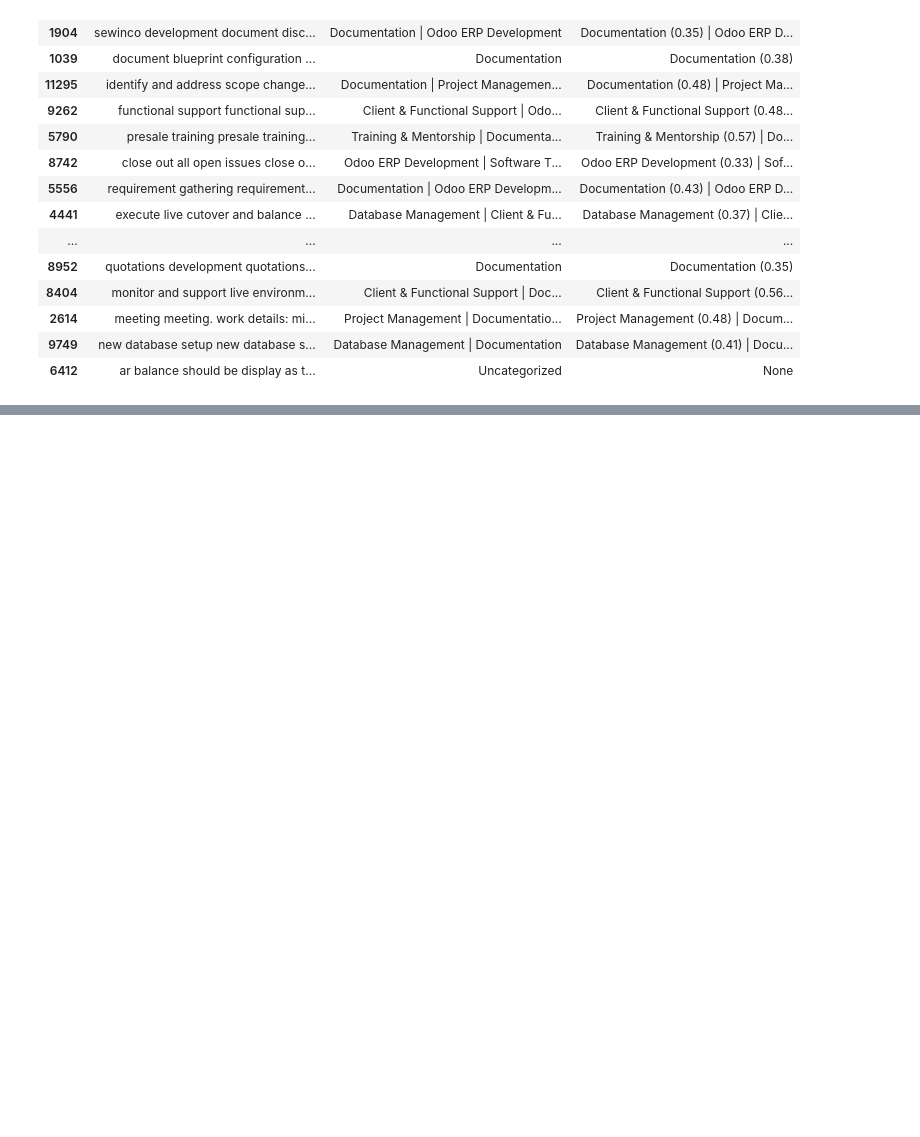
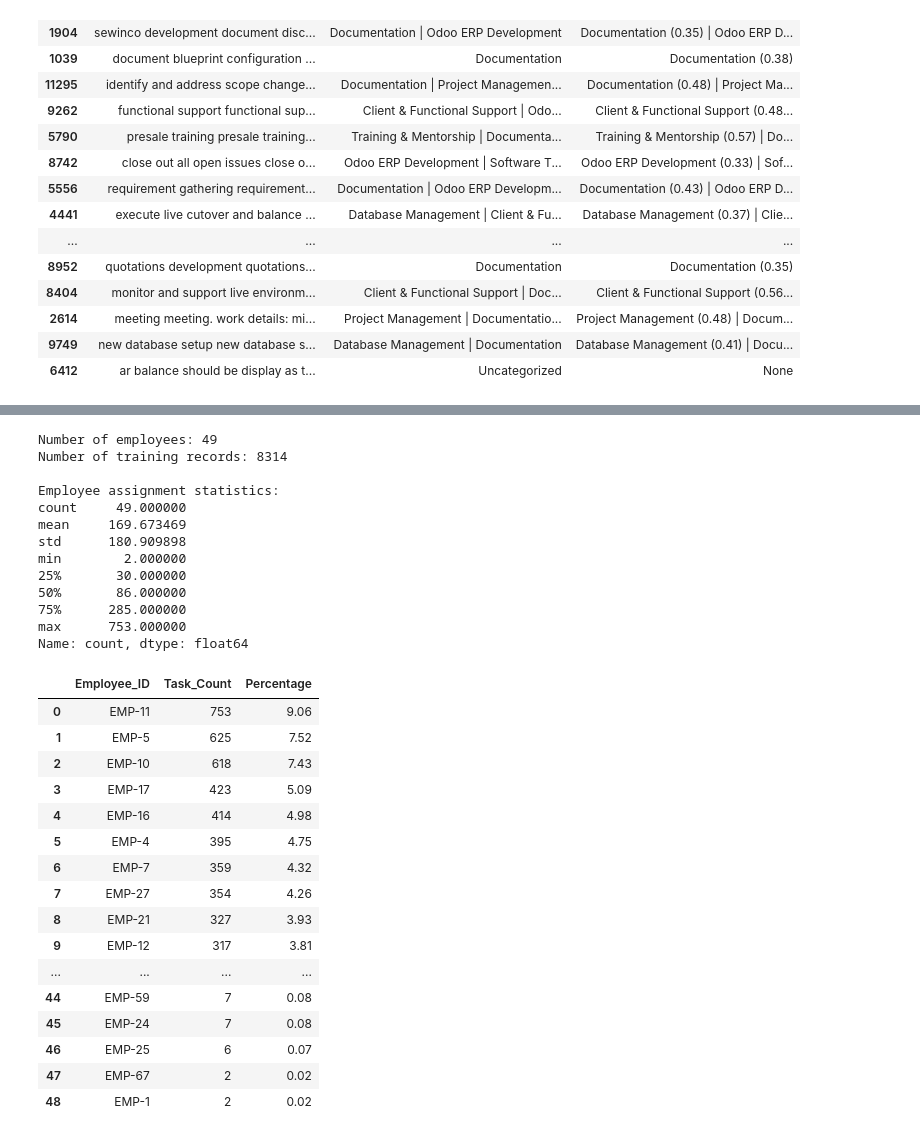
Before and after one commit to chandimacbbandara/intelligent-employee-task-allocation, a Jupyter notebook: notebooks/04_Feature_Engineering.ipynb, the cells around one changed output, grey strips where cells are left out. Cells and saved outputs as stored; diff of their text form; code cells hidden in the pictures; blank space fills up the shorter version.

```diff
--- a/notebooks/04_Feature_Engineering.ipynb
+++ b/notebooks/04_Feature_Engineering.ipynb
@@ -603,3 +683,59 @@ Val duplicate rows: 22
 - Project_Task_Count_Train
 - Project_Avg_Skill_Count_Train
 - Project_Avg_Planned_Hours_Train
+# %%
+TARGET = "Employee_ID"
+
+employee_counts = (
+    final_train_df[TARGET]
+    .value_counts()
+    .sort_values(ascending=False)
+)
+
+print("Number of employees:", final_train_df[TARGET].nunique())
+print("Number of training records:", len(final_train_df))
+
+print("\nEmployee assignment statistics:")
+print(employee_counts.describe())
+
+imbalance_df = pd.DataFrame({
+    "Employee_ID": employee_counts.index,
+    "Task_Count": employee_counts.values
+})
+
+imbalance_df["Percentage"] = (
+    imbalance_df["Task_Count"] / len(final_train_df) * 100
+).round(2)
+
+display(imbalance_df)
+# %% [output]
+Number of employees: 49
+Number of training records: 8314
+
+Employee assignment statistics:
+count     49.000000
+mean     169.673469
+std      180.909898
+min        2.000000
+25%       30.000000
+50%       86.000000
+75%      285.000000
+max      753.000000
+Name: count, dtype: float64
+|  | Employee_ID | Task_Count | Percentage |
+| 0 | EMP-11 | 753 | 9.06 |
+| 1 | EMP-5 | 625 | 7.52 |
+| 2 | EMP-10 | 618 | 7.43 |
+| 3 | EMP-17 | 423 | 5.09 |
+| 4 | EMP-16 | 414 | 4.98 |
+| 5 | EMP-4 | 395 | 4.75 |
+| 6 | EMP-7 | 359 | 4.32 |
+| 7 | EMP-27 | 354 | 4.26 |
+| 8 | EMP-21 | 327 | 3.93 |
+| 9 | EMP-12 | 317 | 3.81 |
+| ... | ... | ... | ... |
+| 44 | EMP-59 | 7 | 0.08 |
+| 45 | EMP-24 | 7 | 0.08 |
+| 46 | EMP-25 | 6 | 0.07 |
+| 47 | EMP-67 | 2 | 0.02 |
+| 48 | EMP-1 | 2 | 0.02 |
```
Also changed, not shown: parts of 15 cells of this notebook, 2 other files.
